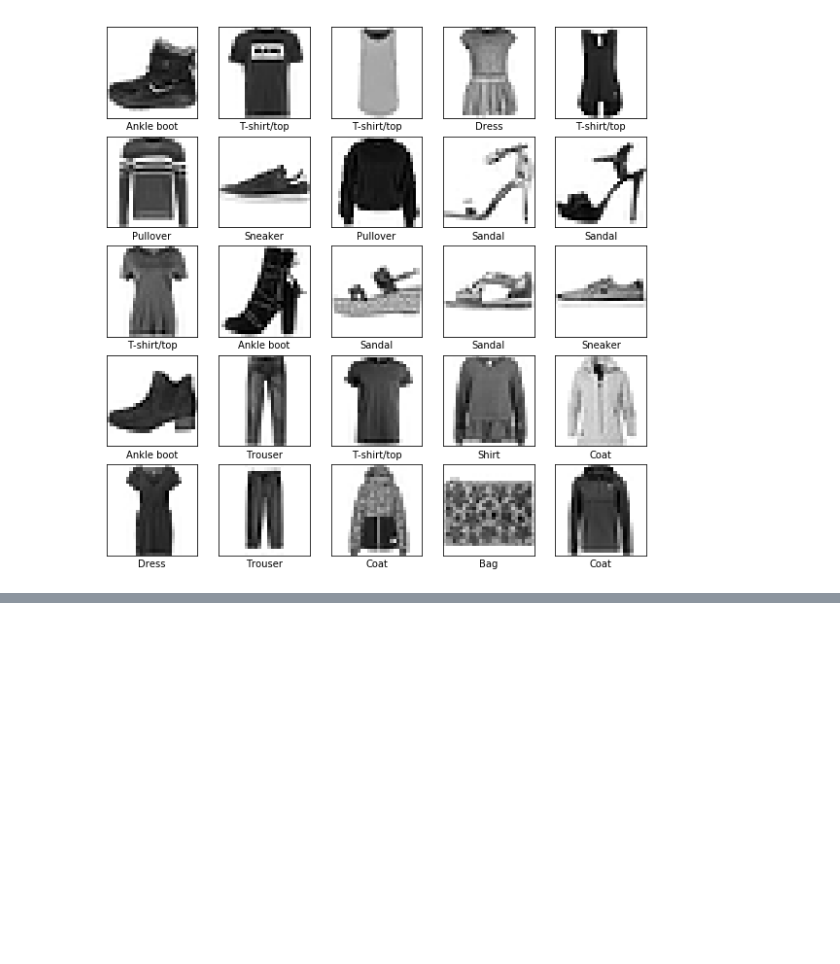
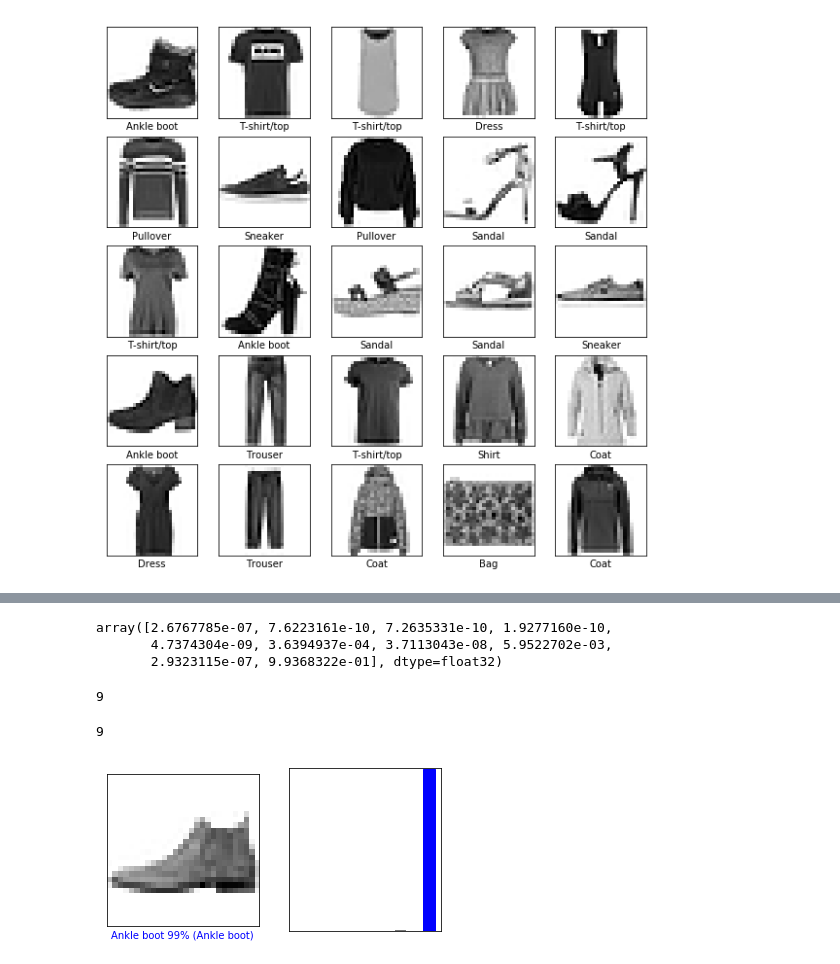
Before and after one commit to ferazkian/FashionMNIST, a Jupyter notebook: FashionMnist.ipynb, the cells around one changed output, grey strips where cells are left out. Saved outputs shown, nothing was run; the diff lists cells and outputs as text; code cells hidden in the pictures; blank space fills up the shorter version.

```diff
--- a/FashionMnist.ipynb
+++ b/FashionMnist.ipynb
@@ -45,7 +46,7 @@ plt.show()
 # This is the place where I implemented the model
 model = keras.Sequential([
     keras.layers.Flatten(input_shape=(28, 28)),
-    #keras.layers.Dense(512, activation=tf.nn.relu),
+    keras.layers.Dense(512, activation=tf.nn.tanh),
     #keras.layers.Dense(512, activation=tf.nn.relu),
     keras.layers.Dense(10, activation=tf.nn.softmax)
 ])
@@ -75,0 +77,57 @@ Test accuracy: 0.8386
+# %%
+predictions = model.predict(test_images)
+# %%
+predictions[0]
+# %% [output]
+array([2.6767785e-07, 7.6223161e-10, 7.2635331e-10, 1.9277160e-10,
+       4.7374304e-09, 3.6394937e-04, 3.7113043e-08, 5.9522702e-03,
+       2.9323115e-07, 9.9368322e-01], dtype=float32)
+# %%
+np.argmax(predictions[0])
+# %% [output]
+9
+# %%
+test_labels[0]
+# %% [output]
+9
+# %%
+def plot_image(i, predictions_array, true_label, img):
+  predictions_array, true_label, img = predictions_array[i], true_label[i], img[i]
+  plt.grid(False)
+  plt.xticks([])
+  plt.yticks([])
+
+  plt.imshow(img, cmap=plt.cm.binary)
+
+  predicted_label = np.argmax(predictions_array)
+  if predicted_label == true_label:
+    color = 'blue'
+  else:
+    color = 'red'
+
+  plt.xlabel("{} {:2.0f}% ({})".format(class_names[predicted_label],
+                                100*np.max(predictions_array),
+                                class_names[true_label]),
+                                color=color)
+
+def plot_value_array(i, predictions_array, true_label):
+  predictions_array, true_label = predictions_array[i], true_label[i]
+  plt.grid(False)
+  plt.xticks([])
+  plt.yticks([])
+  thisplot = plt.bar(range(10), predictions_array, color="#777777")
+  plt.ylim([0, 1])
+  predicted_label = np.argmax(predictions_array)
+
+  thisplot[predicted_label].set_color('red')
+  thisplot[true_label].set_color('blue')
+# %%
+i = 0
+plt.figure(figsize=(6,3))
+plt.subplot(1,2,1)
+plot_image(i, predictions, test_labels, test_images)
+plt.subplot(1,2,2)
+plot_value_array(i, predictions,  test_labels)
+plt.show()
+# %% [output]
+[figure, added]
```
Also changed, not shown: parts of 10 cells of this notebook.
